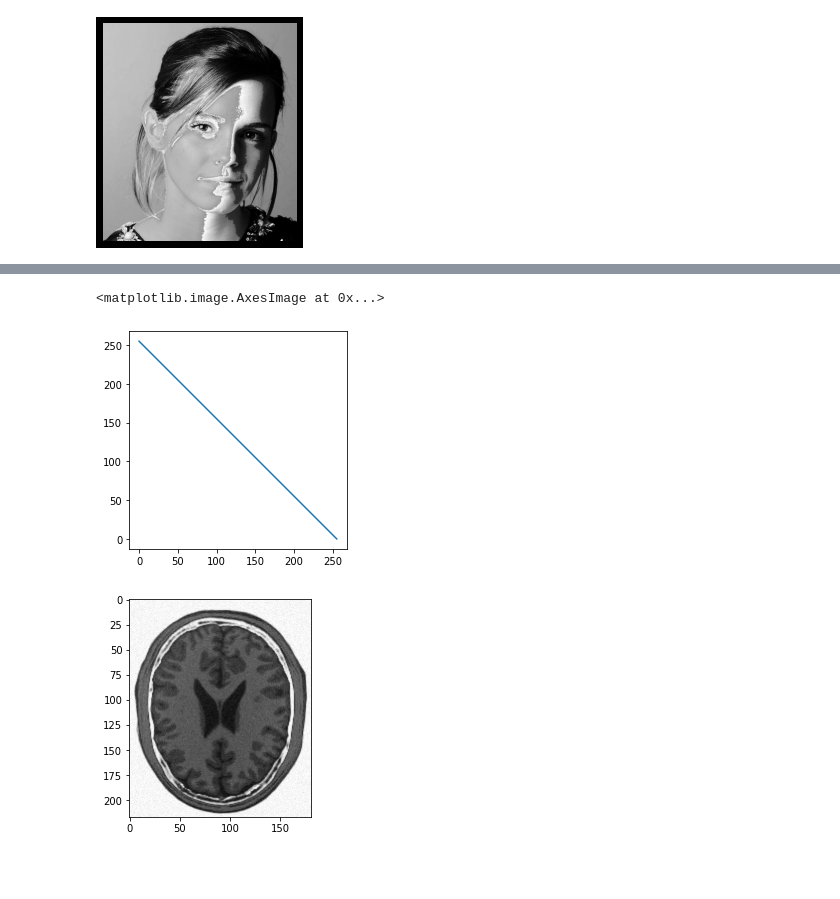
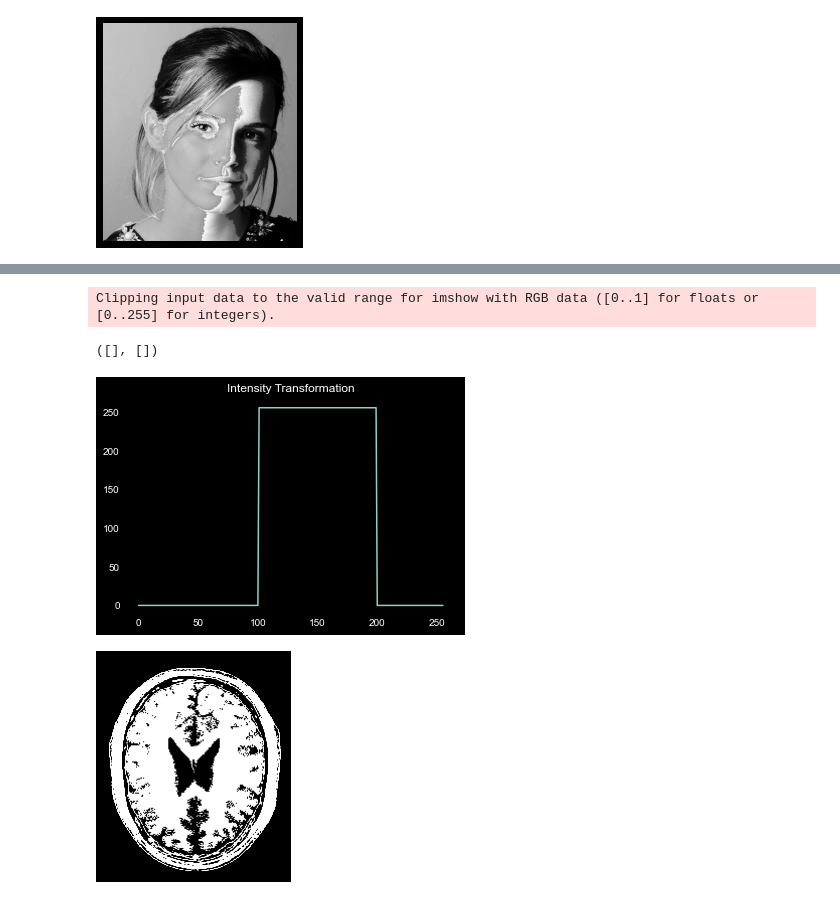
Before and after one commit to Uvin99/EN2550_Assignment1, a Jupyter notebook: Assignment1.ipynb, the cells around one changed output, grey strips where cells are left out. Drawn from its saved outputs; the diff is of its cells as text; code cells hidden in the pictures; blank space fills up the shorter version.

```diff
--- a/Assignment1.ipynb
+++ b/Assignment1.ipynb
@@ -53,18 +52,34 @@ ax.set_xticks([]), ax.set_yticks([])
 [figure]
-# %%
-transform  = np.arange(255,-1,-1).astype(np.uint8)
-fig,ax =plt.subplots()
-ax.plot(transform)
-ax.set_aspect('equal')
-
-
-transformed = cv.LUT(img_orig,transform)
-f, axarr = plt.subplots()
-axarr.imshow(transformed)
-# %% [output]
-<matplotlib.image.AxesImage at 0x...>
-[figure, removed]
-[figure, removed]
+# %%
+import cv2 as cv
+import matplotlib.pyplot as plt
+import numpy as np
+
+img_orig = cv.imread('brain_proton_density_slice.png')
+assert img_orig is not None
+
+t1 =  np.array([0 for i in range(0,101)])
+t2 =  np.array ([256 for i in  range (101,200)])
+t3 =  np.array ([0 for i in  range (200,256)])
+
+transform  = np.concatenate((t1,t2,t3),axis =0)
+assert len(transform)==256
+
+fig,ax =plt.subplots()
+ax.plot(transform)
+ax.set_title("Intensity Transformation")
+
+
+trandformed_img = cv.LUT(img_orig,transform)
+
+fig,ax =plt.subplots()
+plt.imshow(trandformed_img)
+ax.set_xticks([]), ax.set_yticks([])
+# %% [output]
+Clipping input data to the valid range for imshow with RGB data ([0..1] for floats or [0..255] for integers).
+([], [])
+[figure, added]
+[figure, added]
 # %%
 import cv2 as cv
 import matplotlib.pyplot as plt
```
Also changed, not shown: parts of 3 cells of this notebook.
